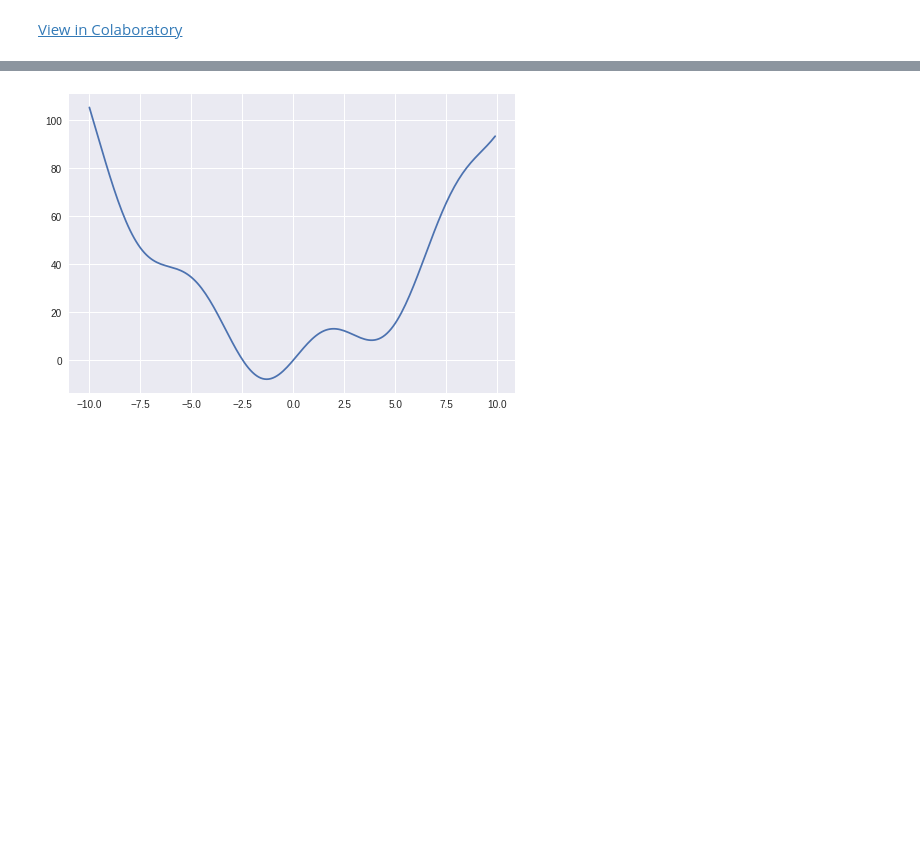
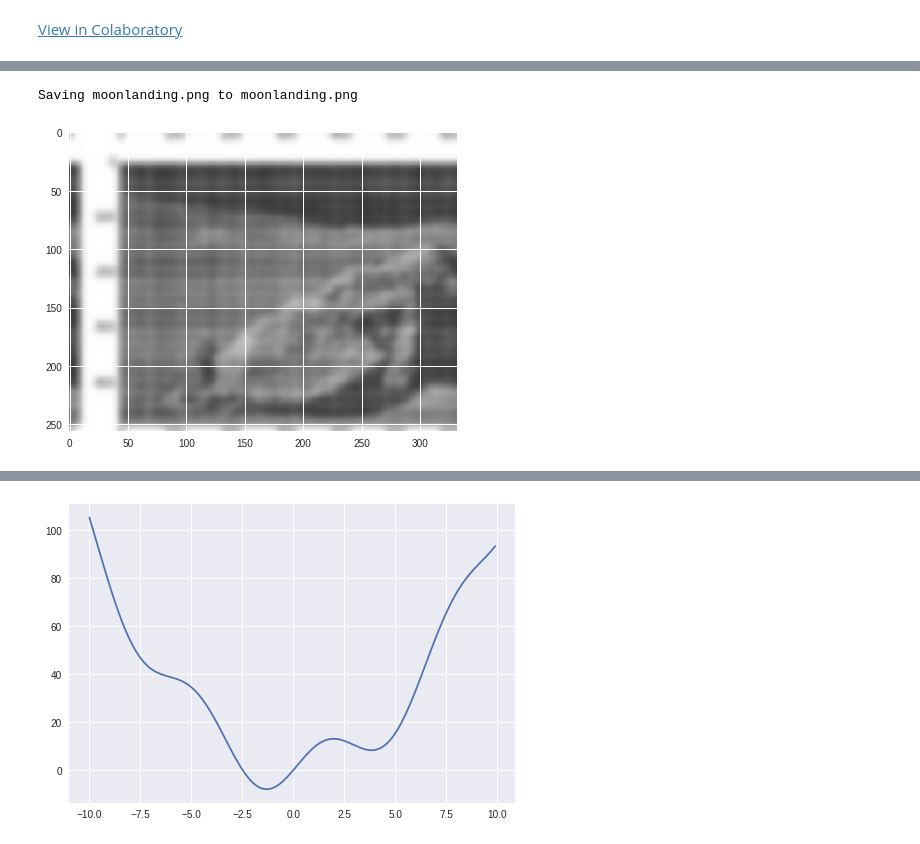
Before and after one commit to kintarou/django-starter, a Jupyter notebook: scipy_sample.ipynb, the cells around one changed output, grey strips where cells are left out. Cells and saved outputs as stored; diff of their text form; code cells hidden in the pictures; blank space fills up the shorter version.

Commit message:
Colaboratory を使用して作成しました

```diff
--- a/scipy_sample.ipynb
+++ b/scipy_sample.ipynb
@@ -2,0 +118,41 @@
+# %%
+import numpy as np
+from scipy import fftpack
+import matplotlib.pyplot as plt
+
+from google.colab import files
+uploaded = files.upload()
+
+# read image
+img = plt.imread('moonlanding.png')
+
+# prepare an 1-D Gaussian convolution kernel
+t = np.linspace(-10, 10, 30)
+bump = np.exp(-0.1*t**2)
+bump /= np.trapz(bump) # normalize the integral to 1
+
+# make a 2-D kernel out of it
+kernel = bump[:, np.newaxis] * bump[np.newaxis, :]
+
+# padded fourier transform, with the same shape as the image
+kernel_ft = fftpack.fft2(kernel, shape=img.shape[:2], axes=(0, 1))
+
+# convolve
+img_ft = fftpack.fft2(img, axes=(0, 1))
+img2_ft = kernel_ft[:, :, np.newaxis] * img_ft
+img2 = fftpack.ifft2(img2_ft, axes=(0, 1)).real
+
+# clip values to range
+img2 = np.clip(img2, 0, 1)
+
+# plot output
+plt.imshow(img2)
+plt.show()
+
+# Further exercise (only if you are familiar with this stuff):
+#
+# A "wrapped border" appears in the upper left and top edges of the
+# image. This is because the padding is not done correctly, and does
+# not take the kernel size into account (so the convolution "flows out
+# of bounds of the image").  Try to remove this artifact.
+# %% [output]
@@ -2,0 +160,2 @@
+Saving moonlanding.png to moonlanding.png
+[figure, added]
```
Also changed, not shown: parts of 24 cells of this notebook.
